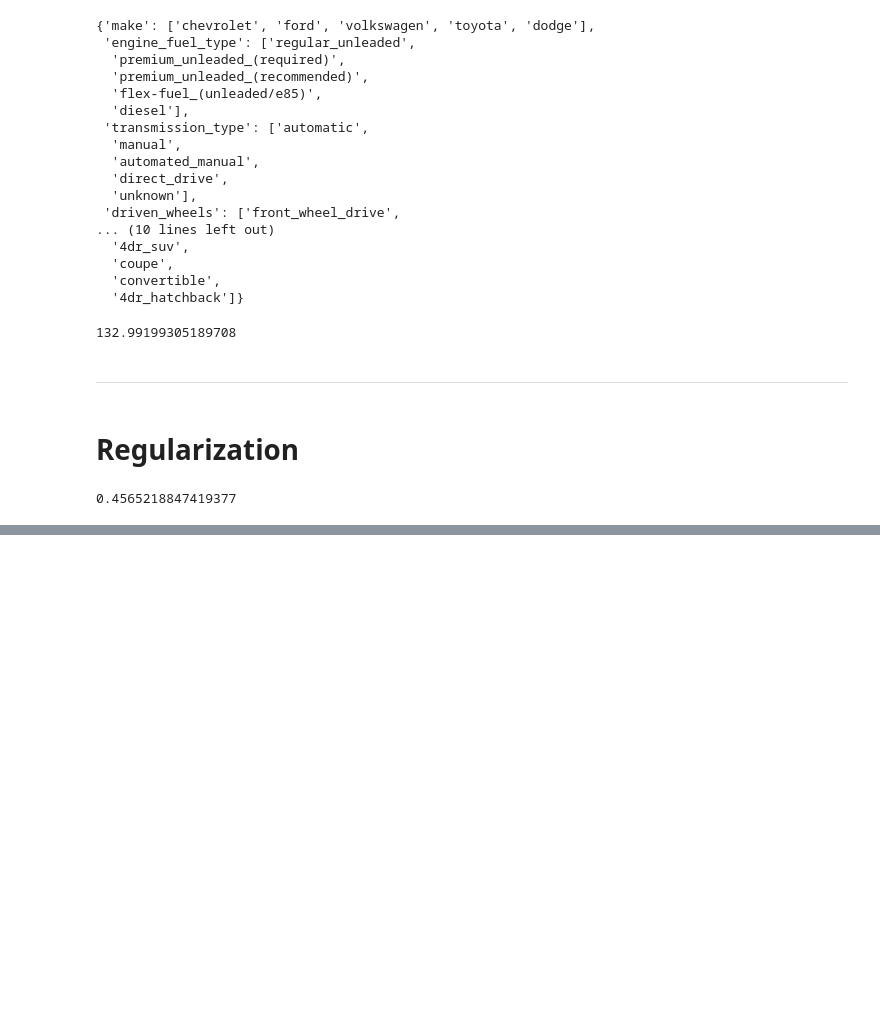
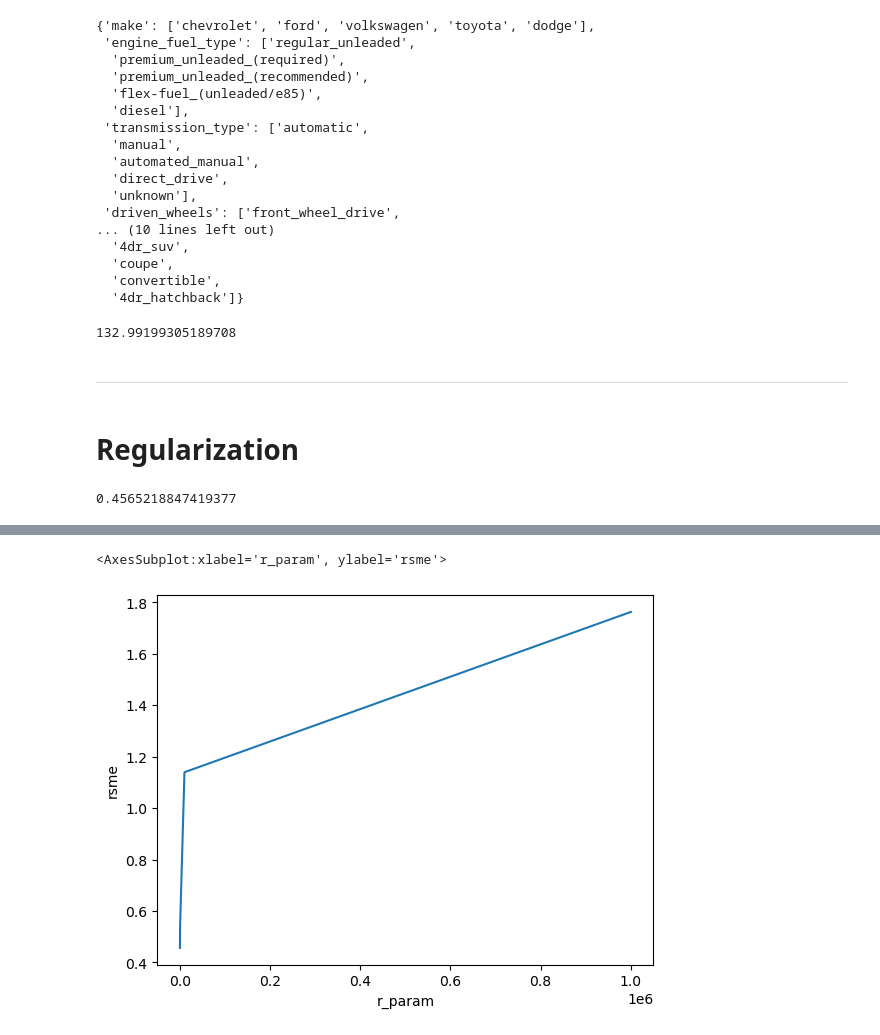
Before and after one commit to tummala-hareesh/ml_zoomcamp_ht, a Jupyter notebook: ipynb/02_car_price_prediction.ipynb, the cells around one changed output, grey strips where cells are left out. Saved outputs shown, nothing was run; the diff lists cells and outputs as text; code cells hidden in the pictures; blank space fills up the shorter version.

```diff
--- a/ipynb/02_car_price_prediction.ipynb
+++ b/ipynb/02_car_price_prediction.ipynb
@@ -746,0 +802,5 @@ rsme(y_val, y_pred)
+# %%
+sns.lineplot(data=df_tuning[1:], x='r_param', y='rsme')
+# %% [output]
+<AxesSubplot:xlabel='r_param', ylabel='rsme'>
+[figure, added]
```
Also changed, not shown: parts of 7 cells of this notebook, 1 other file.
